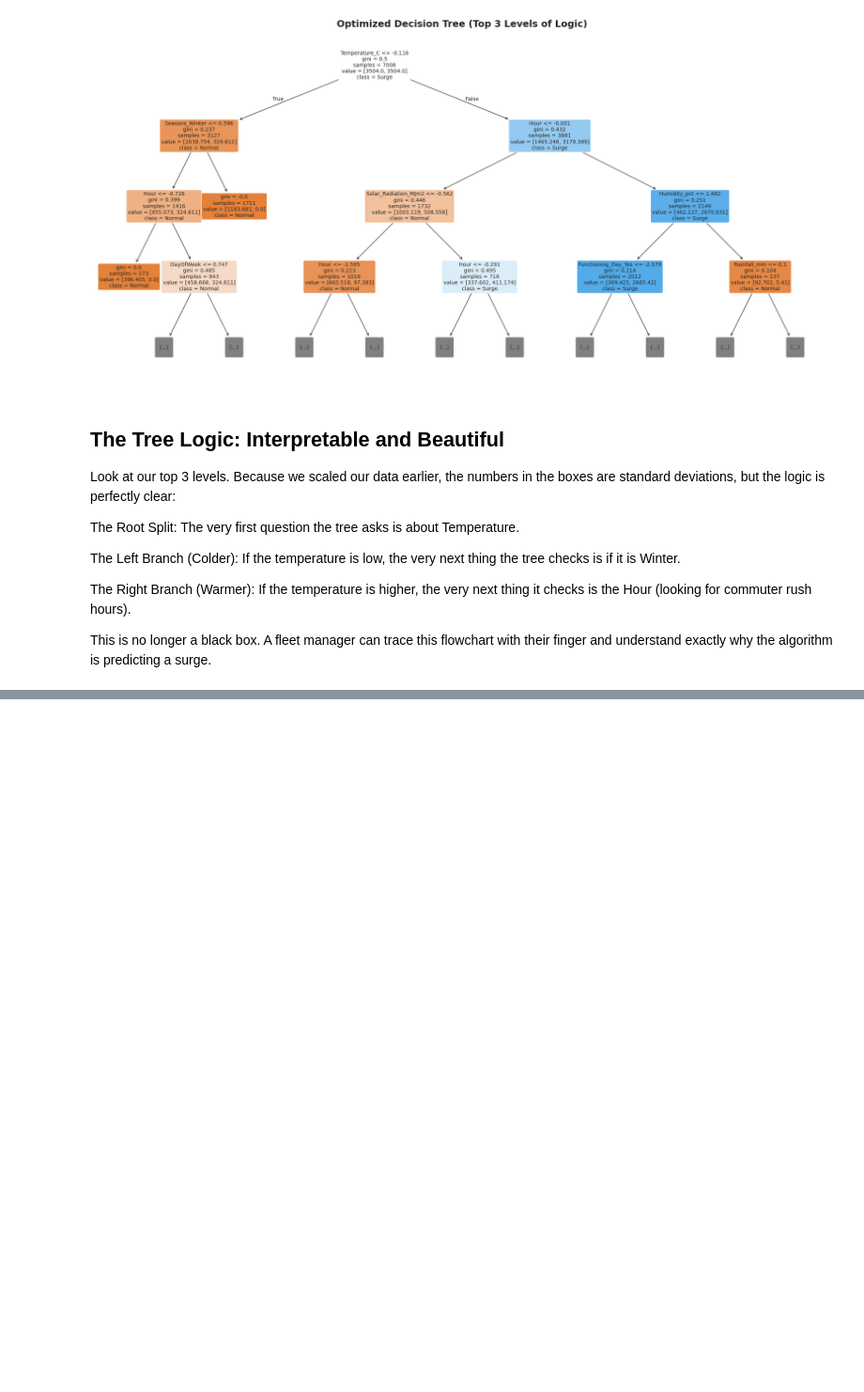
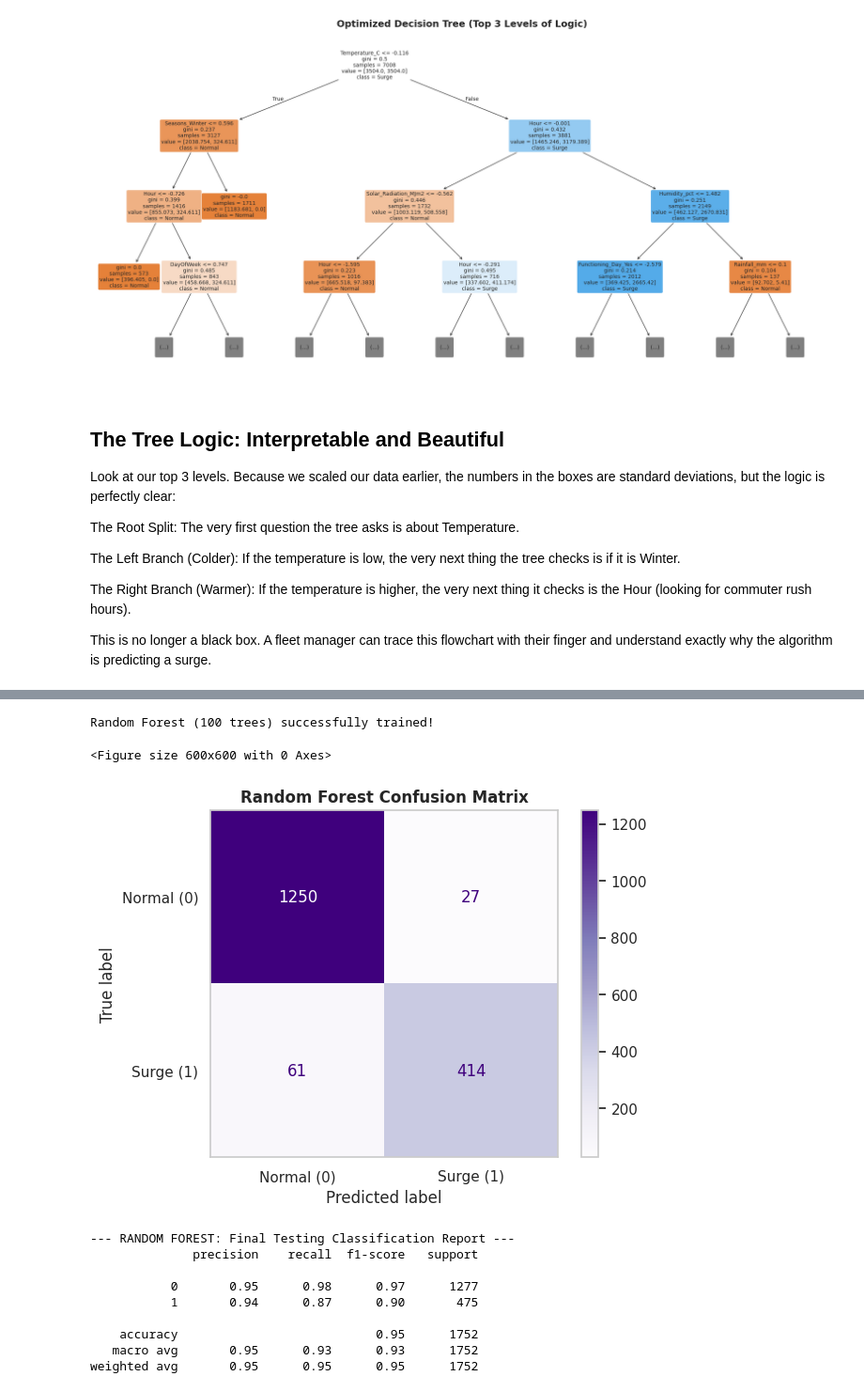
Before and after one commit to sultanjacob/Applied-Machine-Learning, a Jupyter notebook: 02_classification/logistic_regression.ipynb, the cells around one changed output, grey strips where cells are left out. Shown at 94% size. Cells and saved outputs as stored; diff of their text form; code cells hidden in the pictures; blank space fills up the shorter version.

Commit message:
Random Forests trained

```diff
--- a/02_classification/logistic_regression.ipynb
+++ b/02_classification/logistic_regression.ipynb
@@ -484,0 +489,44 @@ This is no longer a black box. A fleet manager can trace this flowchart with the
+# %%
+from sklearn.ensemble import RandomForestClassifier
+
+# 1. Initialize the Random Forest
+# n_estimators=100: We are building a "board of directors" with 100 individual trees.
+# class_weight='balanced': We still need to force the model to pay attention to the minority Surge hours.
+rf_model = RandomForestClassifier(n_estimators=100, class_weight='balanced', random_state=42)
+
+# 2. Train the ensemble on our scaled training data
+rf_model.fit(X_train_scaled, y_train)
+
+print("Random Forest (100 trees) successfully trained!")
+# %% [output]
+Random Forest (100 trees) successfully trained!
+# %%
+# Make predictions using the Random Forest
+y_pred_rf = rf_model.predict(X_test_scaled)
+
+# Generate the confusion matrix
+cm_rf = confusion_matrix(y_test, y_pred_rf)
+
+# Plot the confusion matrix beautifully
+plt.figure(figsize=(6, 6))
+disp_rf = ConfusionMatrixDisplay(confusion_matrix=cm_rf, display_labels=['Normal (0)', 'Surge (1)'])
+disp_rf.plot(cmap='Purples', values_format='d')
+plt.title('Random Forest Confusion Matrix', fontweight='bold')
+plt.grid(False)
+plt.show()
+
+# Print the detailed classification report
+print("\n--- RANDOM FOREST: Final Testing Classification Report ---")
+print(classification_report(y_test, y_pred_rf))
+# %% [output]
+<Figure size 600x600 with 0 Axes>
+[figure, added]
+--- RANDOM FOREST: Final Testing Classification Report ---
+              precision    recall  f1-score   support
+
+           0       0.95      0.98      0.97      1277
+           1       0.94      0.87      0.90       475
+
+    accuracy                           0.95      1752
+   macro avg       0.95      0.93      0.93      1752
+weighted avg       0.95      0.95      0.95      1752
```
Also changed, not shown: parts of 2 cells of this notebook.
